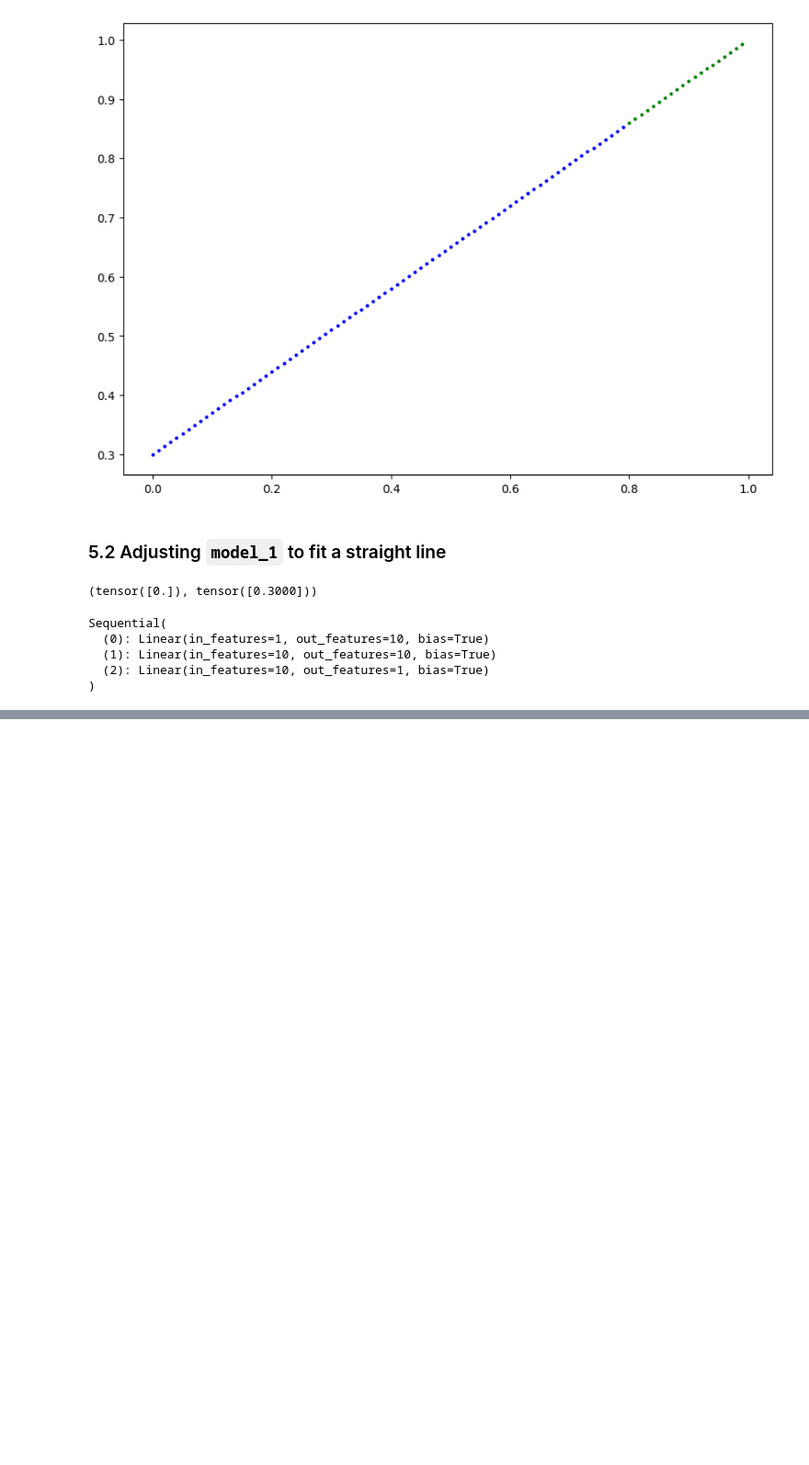
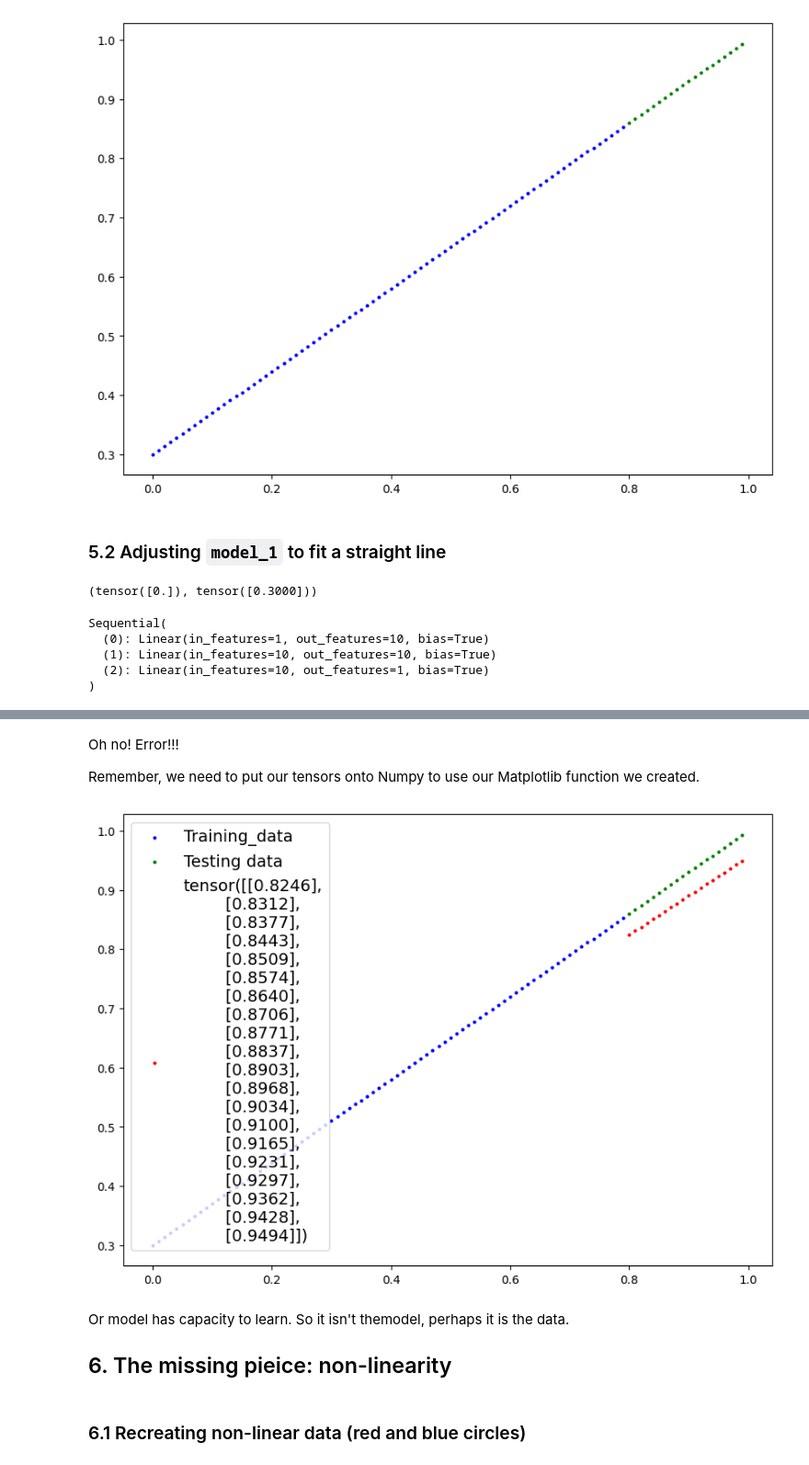
Before and after one commit to nbeaudoin/PyTorch-marathon, a Jupyter notebook: Classification.ipynb, the cells around one changed output, grey strips where cells are left out. Shown at 92% size. Cells and saved outputs as stored; diff of their text form; code cells hidden in the pictures; blank space fills up the shorter version.

```diff
--- a/Classification.ipynb
+++ b/Classification.ipynb
@@ -706,0 +747,28 @@ for epoch in range(epochs):
+# %% [markdown]
+Oh no! Error!!!
+
+Remember, we need to put our tensors onto Numpy to use our Matplotlib function we created.
+# %%
+### Convert to CPU
+
+# Turn on evalutation model
+model_2.eval()
+
+# Make predictions (inference)
+with torch.inference_mode():
+  y_preds = model_2(X_test_regression)
+
+# Plot data and predictions
+plot_predictions(train_data=X_train_regression.cpu(),
+                 train_labels=y_train_regression.cpu(),
+                 test_data=X_test_regression.cpu(),
+                 test_labels=y_test_regression.cpu(),
+                 predictions=y_preds.cpu())
+# %% [output]
+[figure, added]
+# %% [markdown]
+Or model has capacity to learn. So it isn't themodel, perhaps it is the data.
+
+## 6. The missing pieice: non-linearity
+# %% [markdown]
+### 6.1 Recreating non-linear data (red and blue circles)
```
Also changed, not shown: parts of 29 cells of this notebook.
